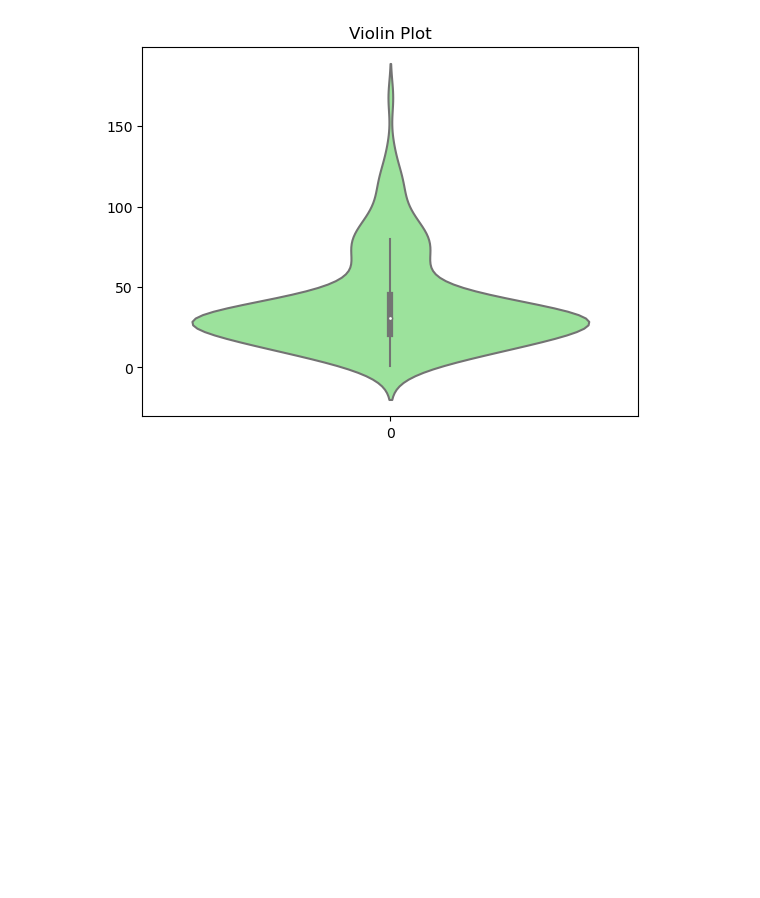
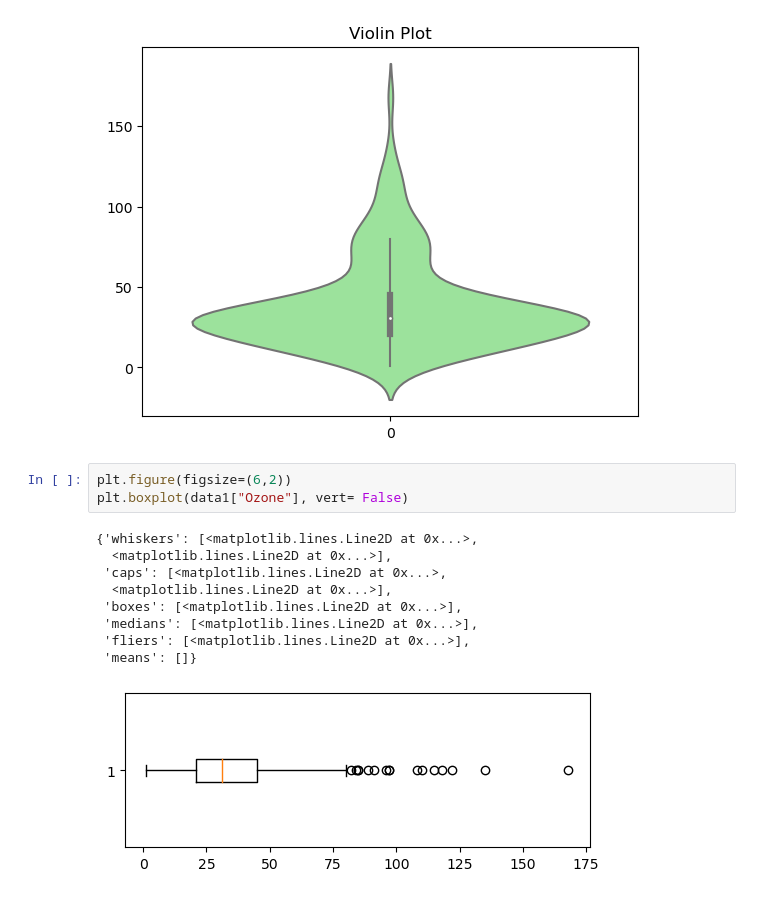
Before and after one commit to deepikareddy-22/AIML-TASK, a Jupyter notebook: EDA1_Practice.ipynb, the cells around one changed output. Cells and saved outputs as stored; diff of their text form; blank space fills up the shorter version.

```diff
--- a/EDA1_Practice.ipynb
+++ b/EDA1_Practice.ipynb
@@ -308,3 +308,16 @@ plt.title("Violin Plot")
 plt.show()
 # %% [output]
 [figure]
+# %%
+plt.figure(figsize=(6,2))
+plt.boxplot(data1["Ozone"], vert= False)
+# %% [output]
+{'whiskers': [<matplotlib.lines.Line2D at 0x...>,
+  <matplotlib.lines.Line2D at 0x...>],
+ 'caps': [<matplotlib.lines.Line2D at 0x...>,
+  <matplotlib.lines.Line2D at 0x...>],
+ 'boxes': [<matplotlib.lines.Line2D at 0x...>],
+ 'medians': [<matplotlib.lines.Line2D at 0x...>],
+ 'fliers': [<matplotlib.lines.Line2D at 0x...>],
+ 'means': []}
+[figure, added]
```
Also changed, not shown: parts of 8 cells of this notebook.
